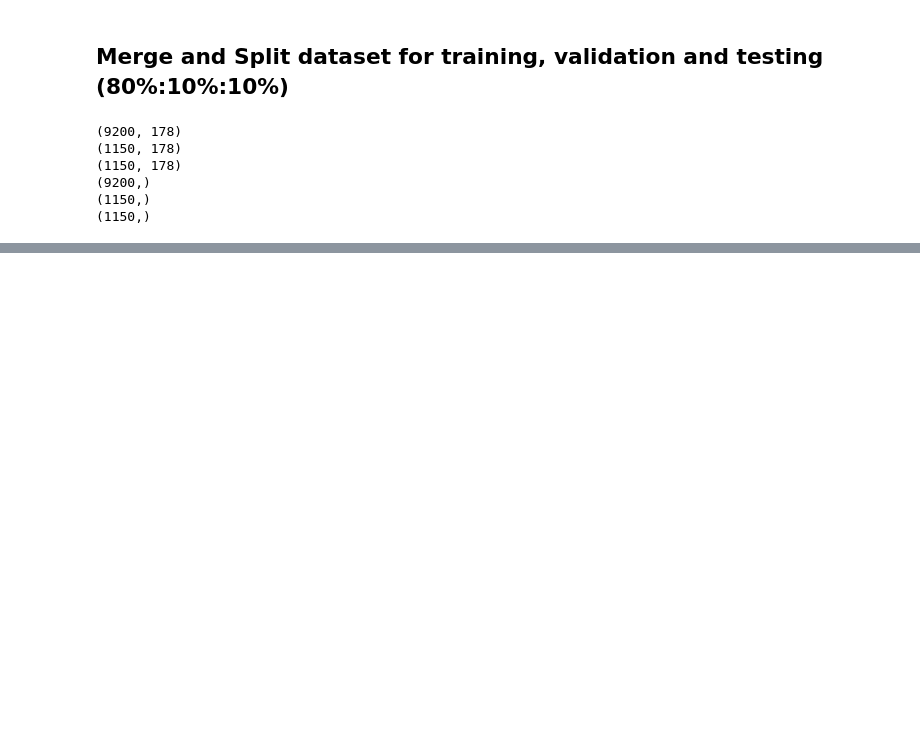
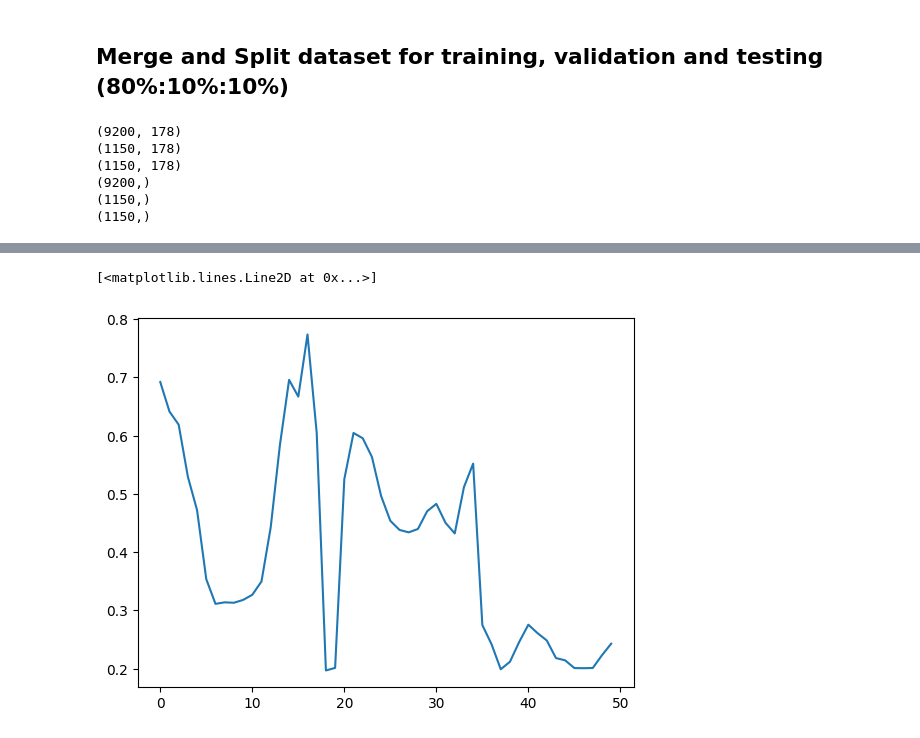
Before and after one commit to mamuncseru/EpilepsyDetectionWithCNNExperiment, a Jupyter notebook: EpilepsyDetectionCNNExperimentTensorFlow.ipynb, the cells around one changed output, grey strips where cells are left out. Drawn from its saved outputs; the diff is of its cells as text; code cells hidden in the pictures; blank space fills up the shorter version.

```diff
--- a/EpilepsyDetectionCNNExperimentTensorFlow.ipynb
+++ b/EpilepsyDetectionCNNExperimentTensorFlow.ipynb
@@ -253,0 +372,5 @@ print(y_test.shape)
+# %%
+plt.plot(history.history['accuracy'])
+# %% [output]
+[<matplotlib.lines.Line2D at 0x...>]
+[figure, added]
```
Also changed, not shown: parts of 17 cells of this notebook.
